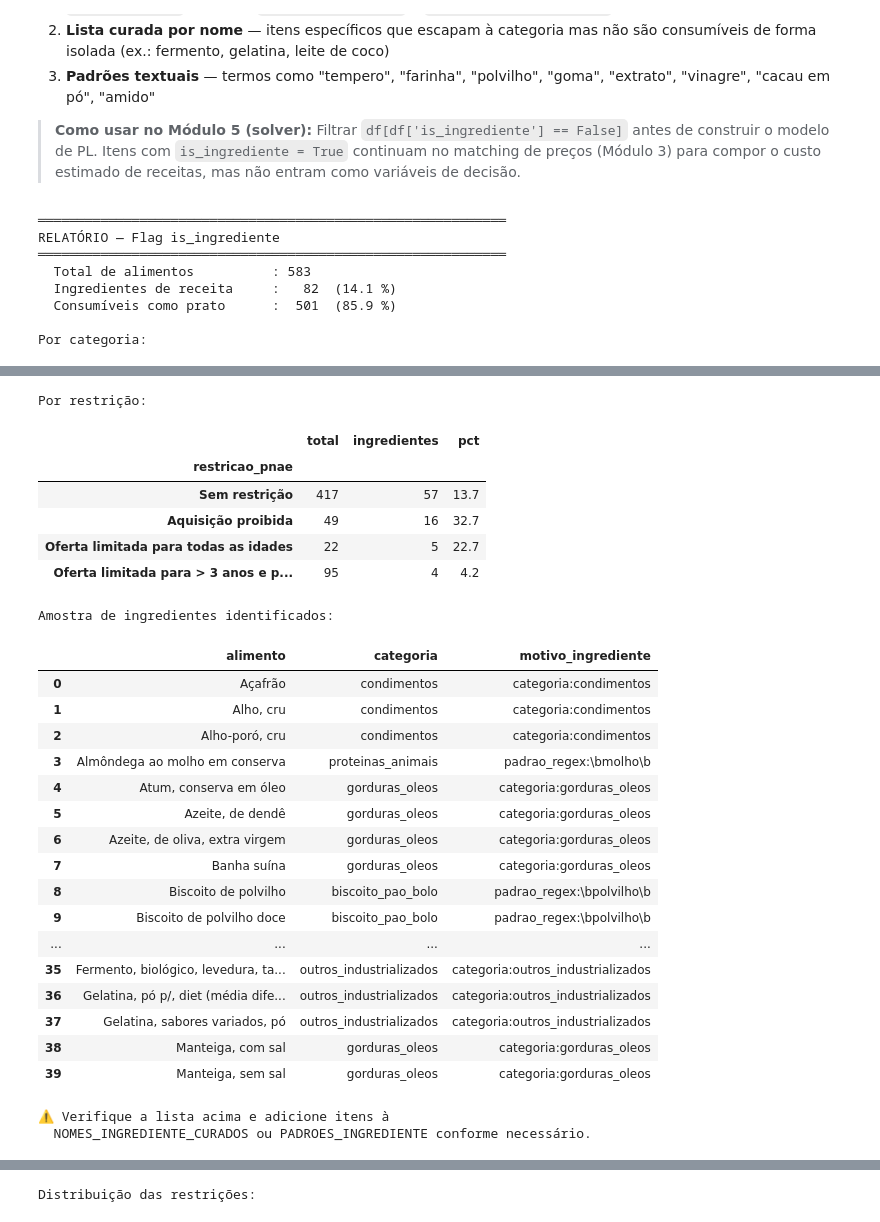
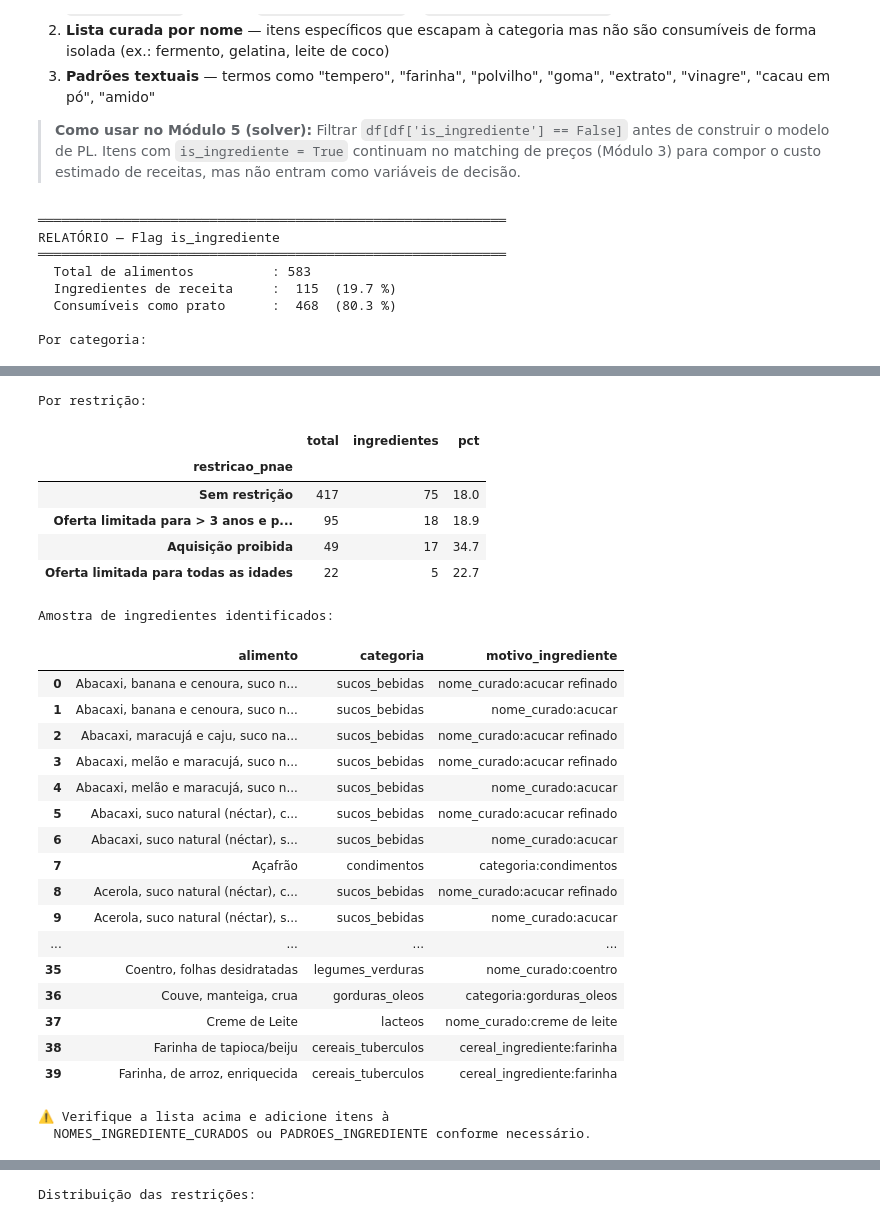
Before and after one commit to dba149/PNAE, a Jupyter notebook: otimizacao_pnae_alimentos.ipynb, the cells around one changed output, grey strips where cells are left out. Drawn from its saved outputs; the diff is of its cells as text; code cells hidden in the pictures.

```diff
--- a/otimizacao_pnae_alimentos.ipynb
+++ b/otimizacao_pnae_alimentos.ipynb
@@ -795,7 +795,7 @@ def detectar_categoria(texto):
         'biscoito_pao_bolo': ['biscoito', 'bolacha', 'pao', 'bolo', 'sonho'],
         'massas': ['massa', 'macarrao', 'espaguete', 'penne', 'fusilli', 'talharim', 'lasanha', 'pizza', 'nhoque', 'canelone', 'ravioli', 'pastel'],
         'sucos_bebidas': ['suco', 'refrigerante', 'bebida', 'agua', 'cha', 'polpa', 'cafe'],
-        'doces_acucares': ['doce','geleia', 'mel', 'pudim', 'brigadeiro', 'cocada', 'goiabada', 'chocolate', 'mascavo', 'quindim','rapadura', 'pirulito', 'maria mole', 'acucar',
+        'doces_acucares': ['doce','geleia', 'mel de', 'pudim', 'brigadeiro', 'cocada', 'goiabada', 'chocolate', 'mascavo', 'quindim','rapadura', 'pirulito', 'maria mole', 'acucar',
                            'achocolatado', 'adocante','mingau', 'sagu', 'sorvete'],
         'gorduras_oleos': ['oleo', 'margarina', 'banha', 'azeite', 'manteiga'],
         'carneos': ['carne de sol', 'charque', 'linguica', 'mortadela', 'hamburguer', 'atum conserva', 'sardinha conserva', 'salsicha', 'salame', 'presunto', 'apresuntado',
@@ -810,9 +810,11 @@ def detectar_categoria(texto):
                     'palmito', 'amendoim grao', 'aspargo', 'alfafa', 'caruru', 'catalonha', 'jurubeba', 'manjericao', 'hortela', 'maxixe', 'palma', 'quiabo', 'rabanete', 'serralha',
                     'alface', 'agrião', 'almeirao', 'couve', 'espinafre', 'rucula', 'mostarda', 'acelga', 'escarola', 'repolho', 'brocolis', 'couve-flor', 'salsa', 'cebolinha', 'coentro', 'chicoria', 'endivia', 'taioba',
                      'nabo', 'alho-poro', 'agriao', 'aipo', 'alfavaca'],
-        'proteinas_animais': ['abadejo', 'almondega', 'atum', 'bacalhau', 'bisteca bovina', 'carne', 'caranguejo', 'camarao', 'cacao', 'corimba', 'corvina', 'dourada', 'feijao', 'feijao-verde', 'frango', 'grao-de-bico', 'grao de bico', 'guandu',
-                      'lambari', 'leite', 'lentilha', 'mocoto', 'moela', 'ovo', 'peixe', 'galinha', 'peru', 'pescada', 'pescadinha', 'porco', 'queijo', 'salmao', 'sardinha', 'soja', 'tofu',
-                      'tremoço', 'atum', 'viscera bovina', 'merluza', 'pintado', 'tucunare', 'fava','tremoco'],
+        'proteinas_animais': ['abadejo', 'almondega', 'atum', 'bacalhau', 'bisteca bovina', 'carne', 'caranguejo', 'camarao', 'cacao', 'corimba', 'corvina', 'dourada', 'frango',
+                      'lambari', 'leite', 'mocoto', 'moela', 'ovo', 'peixe', 'galinha', 'peru', 'pescada', 'pescadinha', 'porco', 'queijo', 'salmao', 'sardinha', 'tofu',
+                      'atum', 'viscera bovina', 'merluza', 'pintado', 'tucunare'],
+        'proteinas_vegetais': ['feijao', 'feijao-verde', 'grao-de-bico', 'grao de bico', 'guandu',
+                      'lentilha', 'soja', 'tofu', 'tremoço',  'fava','tremoco'],
         'oleaginosas_sementes': ['castanha', 'noz', 'amendoim', 'linhaca', 'chia', 'amendoa', 'pistache', 'macadamia', 'avela','gergelim'],
         'condimentos': ['sal', 'pimenta', 'tempero', 'ervas', 'alho', 'cebola','louro', 'canela', 'cravo', 'cominho', 'acafrao', 'curcuma', 'alecrim', 'tomilho', 'oregano'],
         'conservas': ['conserva', 'picles', 'compota'],
@@ -2062,8 +2067,8 @@ NOMES_INGREDIENTE_CURADOS = {
     'molho inglês', 'molho ingles', 'molho worcester',
     'tabasco', 'molho de pimenta',
     # Outros
-    'adocante liquido', 'adocante em po', 'steviosideo',
-    'sucralose', 'aspartame',
+    'adocante liquido', 'adocante em po', 'steviosideo', 'adocante', 'acucar refinado',
+    'sucralose', 'aspartame', 'açúcar', 'acucar', 'acucar cristal', 'acucar mascavo',
     'lecitina de soja',
 }
 
@@ -2091,6 +2096,7 @@ PADROES_INGREDIENTE = [
     r'\bmanteiga\b',
     r'\bbanha\b',
     r'\bnata\b',
+    r'\bacucar\b',
     r'\bmargarina\b',
 ]
 
@@ -2183,8 +2189,8 @@ print("  NOMES_INGREDIENTE_CURADOS ou PADROES_INGREDIENTE conforme necessário."
 RELATÓRIO — Flag is_ingrediente
 ════════════════════════════════════════════════════════════
   Total de alimentos          : 583
-  Ingredientes de receita     :   82  (14.1 %)
-  Consumíveis como prato      :  501  (85.9 %)
+  Ingredientes de receita     :  115  (19.7 %)
+  Consumíveis como prato      :  468  (80.3 %)
 
 Por categoria:
 |  | total | ingredientes | pct |
@@ -2208,28 +2215,28 @@ Por categoria:
 Por restrição:
 |  | total | ingredientes | pct |
 | restricao_pnae |  |  |  |
-| Sem restrição | 417 | 57 | 13.7 |
-| Aquisição proibida | 49 | 16 | 32.7 |
+| Sem restrição | 417 | 75 | 18.0 |
+| Oferta limitada para > 3 anos e p... | 95 | 18 | 18.9 |
+| Aquisição proibida | 49 | 17 | 34.7 |
 | Oferta limitada para todas as idades | 22 | 5 | 22.7 |
-| Oferta limitada para > 3 anos e p... | 95 | 4 | 4.2 |
 Amostra de ingredientes identificados:
 |  | alimento | categoria | motivo_ingrediente |
-| 0 | Açafrão | condimentos | categoria:condimentos |
-| 1 | Alho, cru | condimentos | categoria:condimentos |
-| 2 | Alho-poró, cru | condimentos | categoria:condimentos |
-| 3 | Almôndega ao molho em conserva | proteinas_animais | padrao_regex:\bmolho\b |
-| 4 | Atum, conserva em óleo | gorduras_oleos | categoria:gorduras_oleos |
-| 5 | Azeite, de dendê | gorduras_oleos | categoria:gorduras_oleos |
-| 6 | Azeite, de oliva, extra virgem | gorduras_oleos | categoria:gorduras_oleos |
-| 7 | Banha suína | gorduras_oleos | categoria:gorduras_oleos |
-| 8 | Biscoito de polvilho | biscoito_pao_bolo | padrao_regex:\bpolvilho\b |
-| 9 | Biscoito de polvilho doce | biscoito_pao_bolo | padrao_regex:\bpolvilho\b |
+| 0 | Abacaxi, banana e cenoura, suco n... | sucos_bebidas | nome_curado:acucar refinado |
+| 1 | Abacaxi, banana e cenoura, suco n... | sucos_bebidas | nome_curado:acucar |
+| 2 | Abacaxi, maracujá e caju, suco na... | sucos_bebidas | nome_curado:acucar refinado |
+| 3 | Abacaxi, melão e maracujá, suco n... | sucos_bebidas | nome_curado:acucar refinado |
+| 4 | Abacaxi, melão e maracujá, suco n... | sucos_bebidas | nome_curado:acucar |
+| 5 | Abacaxi, suco natural (néctar), c... | sucos_bebidas | nome_curado:acucar refinado |
+| 6 | Abacaxi, suco natural (néctar), s... | sucos_bebidas | nome_curado:acucar |
+| 7 | Açafrão | condimentos | categoria:condimentos |
+| 8 | Acerola, suco natural (néctar), c... | sucos_bebidas | nome_curado:acucar refinado |
+| 9 | Acerola, suco natural (néctar), s... | sucos_bebidas | nome_curado:acucar |
 | ... | ... | ... | ... |
-| 35 | Fermento, biológico, levedura, ta... | outros_industrializados | categoria:outros_industrializados |
-| 36 | Gelatina, pó p/, diet (média dife... | outros_industrializados | categoria:outros_industrializados |
-| 37 | Gelatina, sabores variados, pó | outros_industrializados | categoria:outros_industrializados |
-| 38 | Manteiga, com sal | gorduras_oleos | categoria:gorduras_oleos |
-| 39 | Manteiga, sem sal | gorduras_oleos | categoria:gorduras_oleos |
+| 35 | Coentro, folhas desidratadas | legumes_verduras | nome_curado:coentro |
+| 36 | Couve, manteiga, crua | gorduras_oleos | categoria:gorduras_oleos |
+| 37 | Creme de Leite | lacteos | nome_curado:creme de leite |
+| 38 | Farinha de tapioca/beiju | cereais_tuberculos | cereal_ingrediente:farinha |
+| 39 | Farinha, de arroz, enriquecida | cereais_tuberculos | cereal_ingrediente:farinha |
 ⚠ Verifique a lista acima e adicione itens à
   NOMES_INGREDIENTE_CURADOS ou PADROES_INGREDIENTE conforme necessário.
 # %%
```
Also changed, not shown: parts of 9 cells of this notebook, 4 other files.
